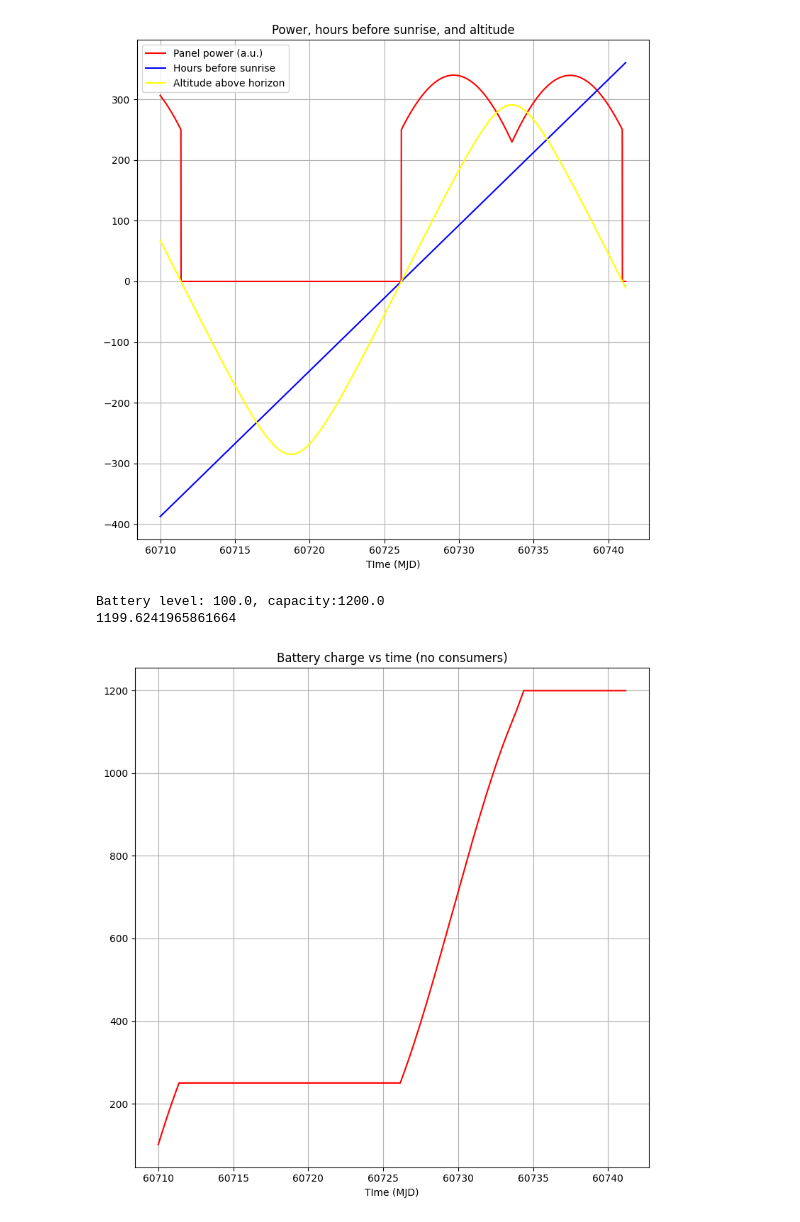
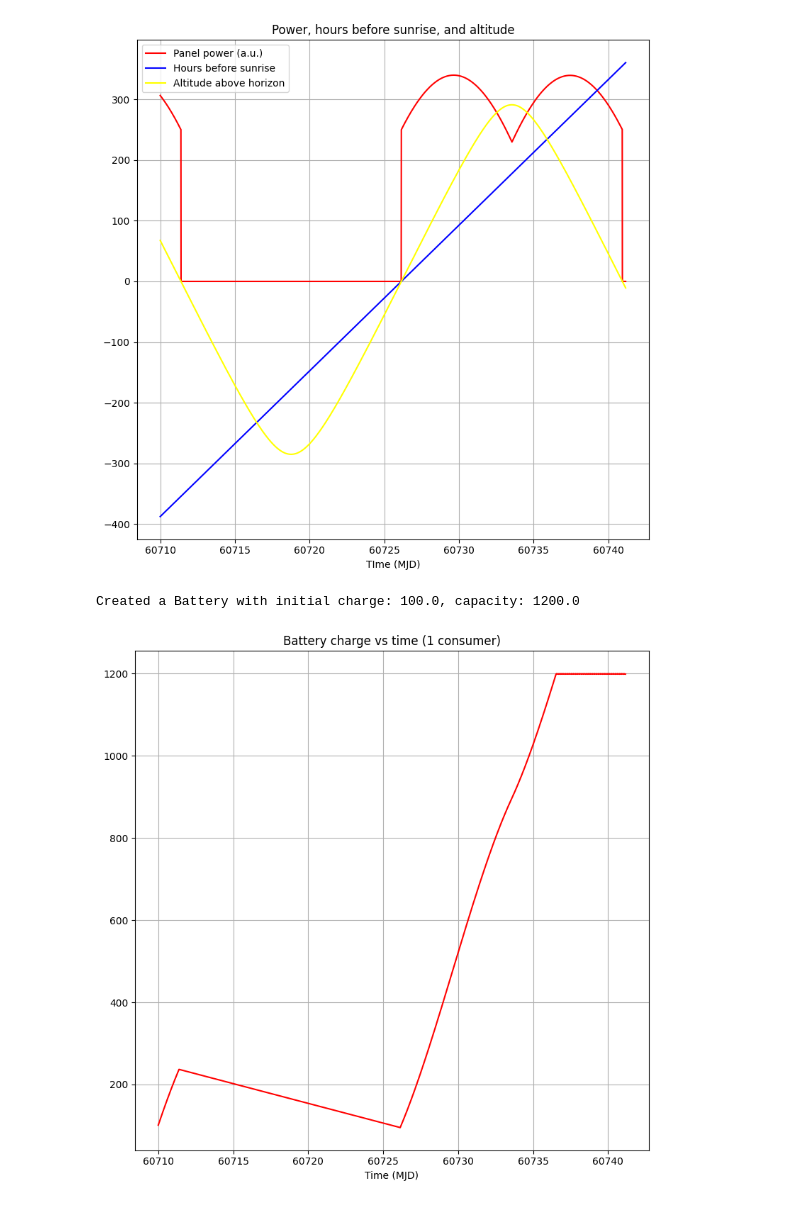
Before and after one commit to lusee-night/opsim, a Jupyter notebook: notebooks/sim.ipynb, the cells around one changed output. Cells and saved outputs as stored; diff of their text form; code cells hidden in the pictures.

Commit message:
First complete cut of the Controller wtih attached Devices

```diff
--- a/notebooks/sim.ipynb
+++ b/notebooks/sim.ipynb
@@ -100,39 +100,40 @@ plt.show()
 # %%
 from    bms.battery     import *
 from    bms.controller  import *
 from    bms.parts       import *
 
 env = simpy.Environment()
 
-battery = Battery(env, 100., 1200.0)
-print(f'''Battery level: {battery.level}, capacity: {battery.capacity}''')
+initial_charge, capacity = 100., 1200.
 
-mon     = Monitor(mySun.N)
-ctr     = Controller(env, mySun.mjd, battery, mon)
+battery = Battery(env, initial_charge, capacity)
 
+print(f'''Created a Battery with initial charge: {battery.level}, capacity: {battery.capacity}''')
+
+# The controller hardware consumes energy:
+ctrHrdwr = ControllerHardware('CTRLHRDWR', True)
+
+mon = Monitor(mySun.N) # to define the discrete time axis
+ctr = Controller(env, mySun.mjd, battery, mon)
 ctr.add_all_panels(mySun)
+ctr.add_device(ctrHrdwr)
 ctr.set_condition(mySun.condition)
 
+env.process(ctr.run())
+env.run(until=mySun.N)
 
-env.process(ctr.run())
-
-env.run(until=mySun.N)
-print(battery.level)
-#print(ctr.mon.batt[:149])
 
 plt.rcParams["figure.figsize"] = [8., 8.]
 plt.rcParams["figure.autolayout"] = True
 ax=plt.subplot()
-ax.set_xlabel('TIme (MJD)')
+ax.set_xlabel('Time (MJD)')
+
 ax.plot(mySun.mjd, ctr.monitor.battery, color="red",    label="Panel power (a.u.)")
 
 # --- plt.xlim(-100,400)
 plt.grid(True)
-plt.title("Battery charge vs time (no consumers)")
+plt.title("Battery charge vs time (1 consumer)")
 plt.show()
-
-# ctrHrdwr = ControllerHardware('f', True)
 # %% [output]
-Battery level: 100.0, capacity:1200.0
-1199.6241965861664
+Created a Battery with initial charge: 100.0, capacity: 1200.0
-[figure, old version]
+[figure, new version]
```
Also changed, not shown: 2 other files.
